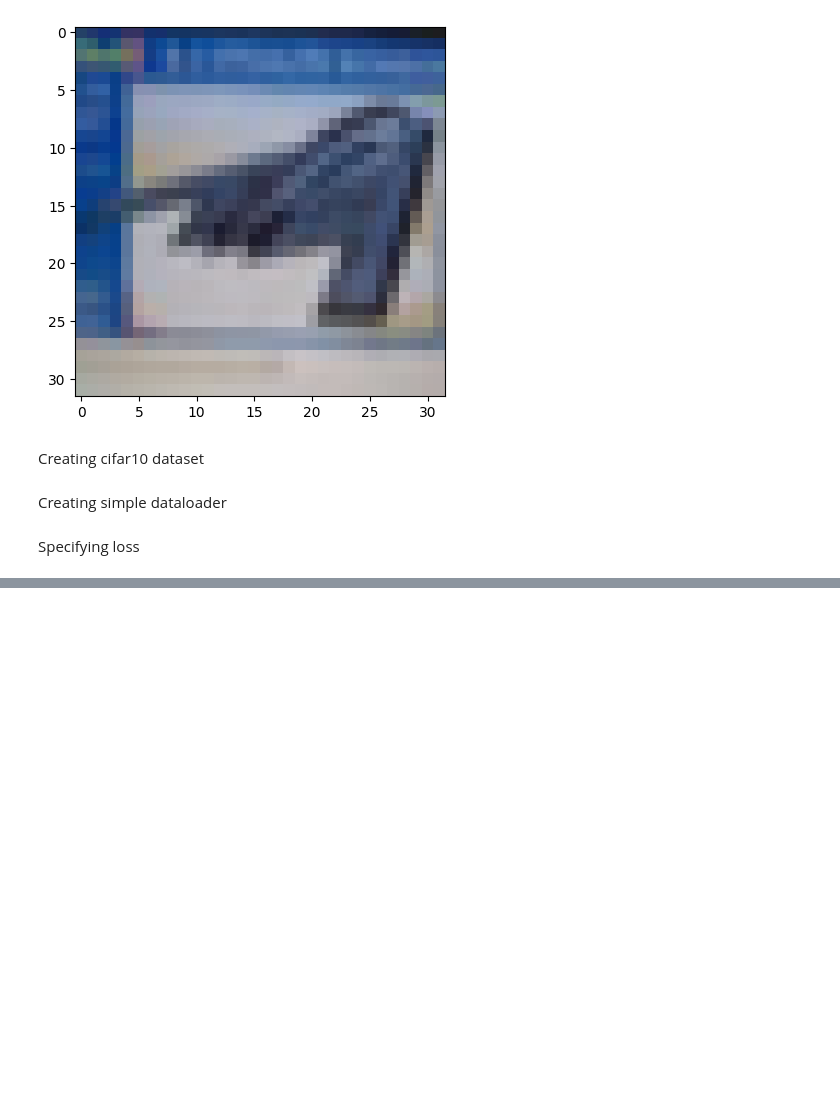
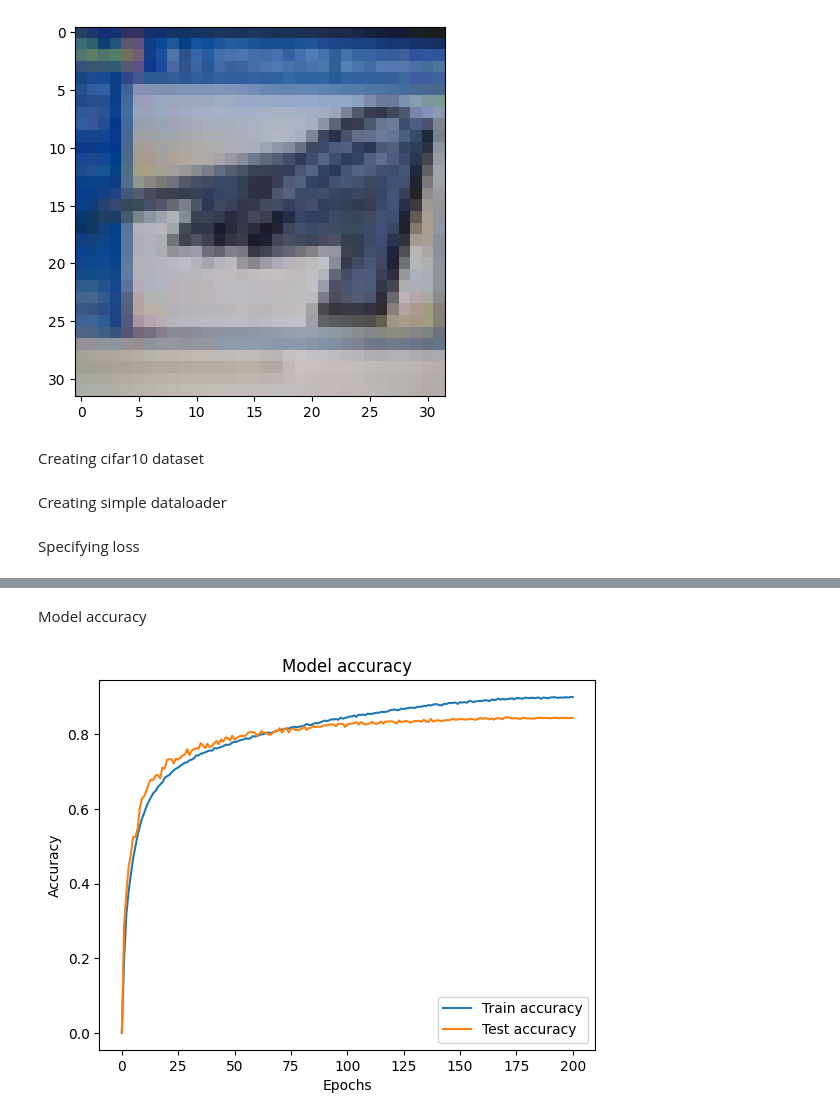
Before and after one commit to DevDenus/BOGOMOL-CV, a Jupyter notebook: image_classification.ipynb, the cells around one changed output, grey strips where cells are left out. Drawn from its saved outputs; the diff is of its cells as text; code cells hidden in the pictures; blank space fills up the shorter version.

```diff
--- a/image_classification.ipynb
+++ b/image_classification.ipynb
@@ -307,0 +333,13 @@ plt.plot(history['train_loss'])
+# %% [markdown]
+Model accuracy
+# %%
+plt.plot(history['train_acc'], label="Train accuracy")
+plt.plot(history['test_acc'], label="Test accuracy")
+
+plt.xlabel("Epochs")
+plt.ylabel("Accuracy")
+plt.legend()
+plt.title("Model accuracy")
+plt.savefig("acc.png")
+# %% [output]
+[figure, added]
```
Also changed, not shown: parts of 19 cells of this notebook, 10 other files.
